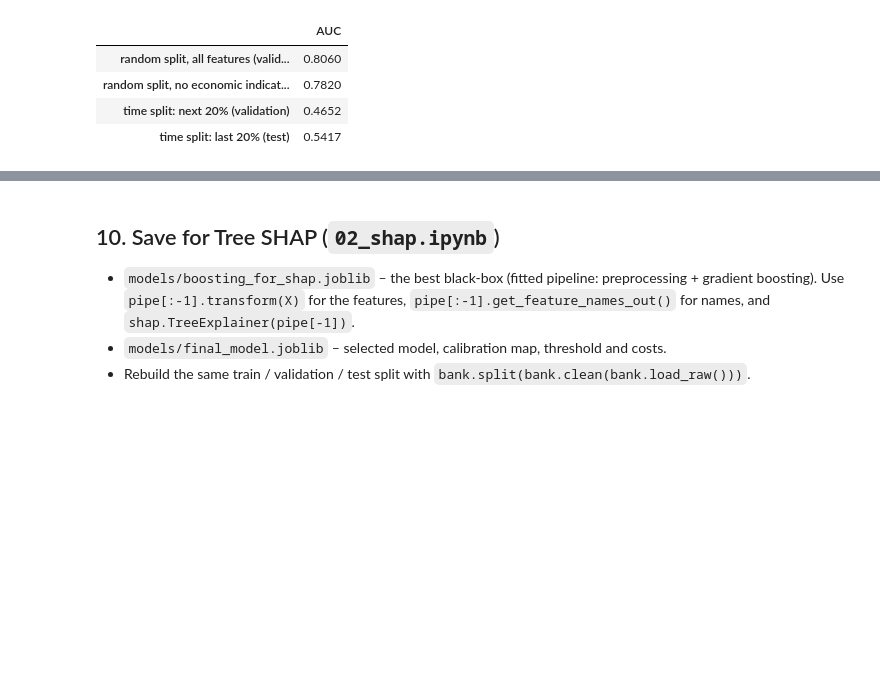
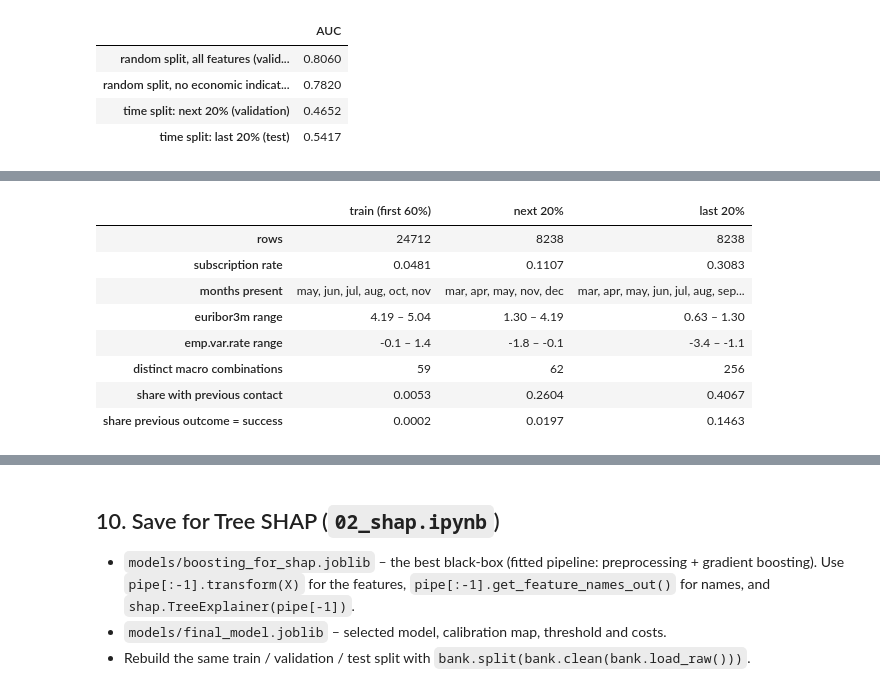
Before and after one commit to ttawmo/Bank-Marketing-Project-2, a Jupyter notebook: notebooks/01_models_and_threshold.ipynb, the cells around one changed output, grey strips where cells are left out. Saved outputs shown, nothing was run; the diff lists cells and outputs as text; code cells hidden in the pictures; blank space fills up the shorter version.

```diff
--- a/notebooks/01_models_and_threshold.ipynb
+++ b/notebooks/01_models_and_threshold.ipynb
@@ -451,0 +465,24 @@ limits
+# %%
+periods = dict(zip(["train (first 60%)", "next 20%", "last 20%"], bank.time_split(df)))
+profile = pd.DataFrame({
+    n: {"rows": len(d), "subscription rate": d["y"].mean(),
+        "months present": ", ".join(m for m in ["mar", "apr", "may", "jun", "jul", "aug", "sep", "oct", "nov", "dec"]
+                                    if m in set(d["month"])),
+        "euribor3m range": f"{d['euribor3m'].min():.2f} – {d['euribor3m'].max():.2f}",
+        "emp.var.rate range": f"{d['emp.var.rate'].min():.1f} – {d['emp.var.rate'].max():.1f}",
+        "distinct macro combinations": len(d[bank.MACRO_COLS].drop_duplicates()),
+        "share with previous contact": (d["previous"] > 0).mean(),
+        "share previous outcome = success": (d["poutcome"] == "success").mean()}
+    for n, d in periods.items()})
+profile.to_csv(RESULTS / "time_split_profile.csv")
+profile
+# %% [output]
+|  | train (first 60%) | next 20% | last 20% |
+| rows | 24712 | 8238 | 8238 |
+| subscription rate | 0.0481 | 0.1107 | 0.3083 |
+| months present | may, jun, jul, aug, oct, nov | mar, apr, may, nov, dec | mar, apr, may, jun, jul, aug, sep... |
+| euribor3m range | 4.19 – 5.04 | 1.30 – 4.19 | 0.63 – 1.30 |
+| emp.var.rate range | -0.1 – 1.4 | -1.8 – -0.1 | -3.4 – -1.1 |
+| distinct macro combinations | 59 | 62 | 256 |
+| share with previous contact | 0.0053 | 0.2604 | 0.4067 |
+| share previous outcome = success | 0.0002 | 0.0197 | 0.1463 |
```
Also changed, not shown: parts of 6 cells of this notebook, 6 other files.
